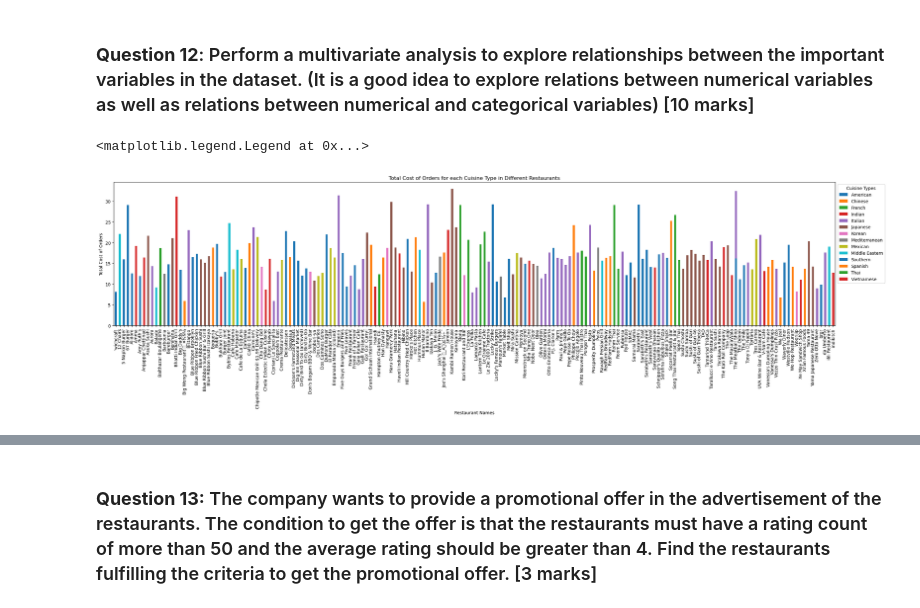
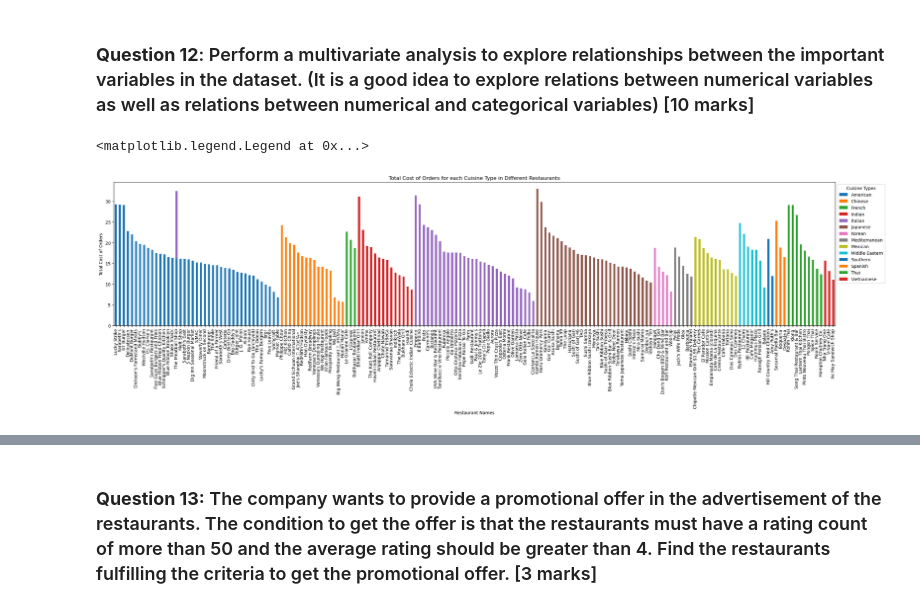
Before and after one commit to ZhiyaoShu/Data-visualization---Foodhub, a Jupyter notebook: FDS_Project_LearnerNotebook_LowCode.ipynb, the cells around one changed output, grey strips where cells are left out. Cells and saved outputs as stored; diff of their text form; code cells hidden in the pictures.

Commit message:
update plots

```diff
--- a/FDS_Project_LearnerNotebook_LowCode.ipynb
+++ b/FDS_Project_LearnerNotebook_LowCode.ipynb
@@ -341,20 +345,23 @@ The most frequent customers are id-52832 (ordered 13 times total), id-47440(orde
 # %%
 # Group the data by 'Restaurant' and 'CuisineType' and calculate the total cost for each group
 grouped_data = df.groupby(['restaurant_name', 'cuisine_type'])['cost_of_the_order'].mean().reset_index()
 
 # Pivot the data to get 'CuisineType' as columns and 'Restaurant' as index
 pivot_data = grouped_data.pivot(index='restaurant_name', columns='cuisine_type', values='cost_of_the_order')
 
+pivot_data = pivot_data.sort_values(by=pivot_data.columns.tolist(), ascending=False)
+
 # Create the stacked bar chart
 ax = pivot_data.plot(kind='bar', stacked=True, figsize=(30, 6))
 
-# Add labels and title
+# Add labels, y-axis line and title
 plt.xlabel('Restaurant Names')
 plt.ylabel('Total Cost of Orders')
 plt.title('Total Cost of Orders for each Cuisine Type in Different Restaurants')
+plt.axhline(0, color='black', linewidth=0.5)
 
 # Show the legend
 plt.legend(title='Cuisine Types', bbox_to_anchor=(1, 1))
 # %% [output]
 <matplotlib.legend.Legend at 0x...>
-[figure, old version]
+[figure, new version]
```
Also changed, not shown: parts of 7 cells of this notebook, 2 other files.
